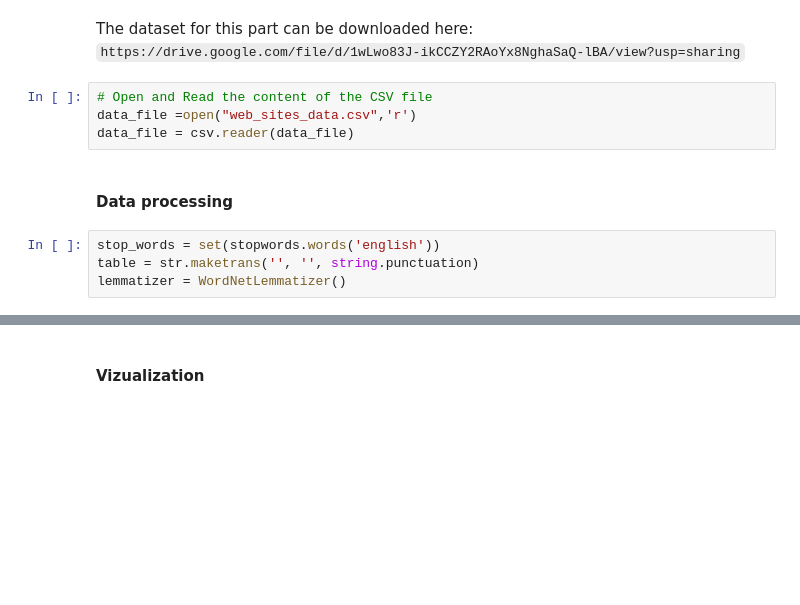
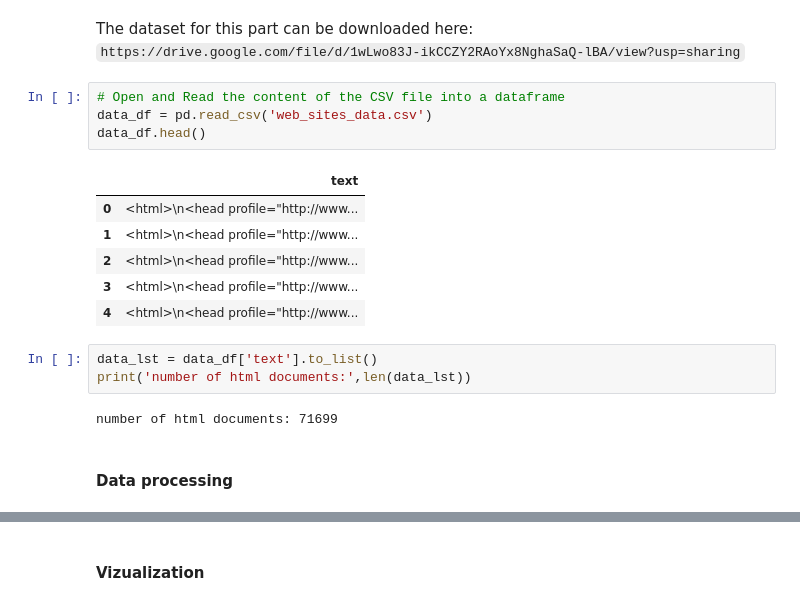
Before and after one commit to Nemat-Allah-Aloush/Advance-Natural-Language-Processing, a Jupyter notebook: Data cleaning_Duplicates detection_Topic model.ipynb, the cells around one changed output, grey strips where cells are left out. Cells and saved outputs as stored; diff of their text form; blank space fills up the shorter version.

```diff
--- a/Data cleaning_Duplicates detection_Topic model.ipynb
+++ b/Data cleaning_Duplicates detection_Topic model.ipynb
@@ -48,12 +49,20 @@ False
 # %% [markdown]
 The dataset for this part can be downloaded here: `https://drive.google.com/file/d/1wLwo83J-ikCCZY2RAoYx8NghaSaQ-lBA/view?usp=sharing`
 # %%
-# Open and Read the content of the CSV file
-data_file =open("web_sites_data.csv",'r')
-data_file = csv.reader(data_file)
+# Open and Read the content of the CSV file into a dataframe
+data_df = pd.read_csv('web_sites_data.csv')
+data_df.head()
+# %% [output]
+|  | text |
+| 0 | <html>\n<head profile="http://www... |
+| 1 | <html>\n<head profile="http://www... |
+| 2 | <html>\n<head profile="http://www... |
+| 3 | <html>\n<head profile="http://www... |
+| 4 | <html>\n<head profile="http://www... |
+# %%
+data_lst = data_df['text'].to_list()
+print('number of html documents:',len(data_lst))
+# %% [output]
+number of html documents: 71699
 # %% [markdown]
 #### Data processing
-# %%
-stop_words = set(stopwords.words('english'))
-table = str.maketrans('', '', string.punctuation)
-lemmatizer = WordNetLemmatizer()
```
Also changed, not shown: parts of 26 cells of this notebook.
